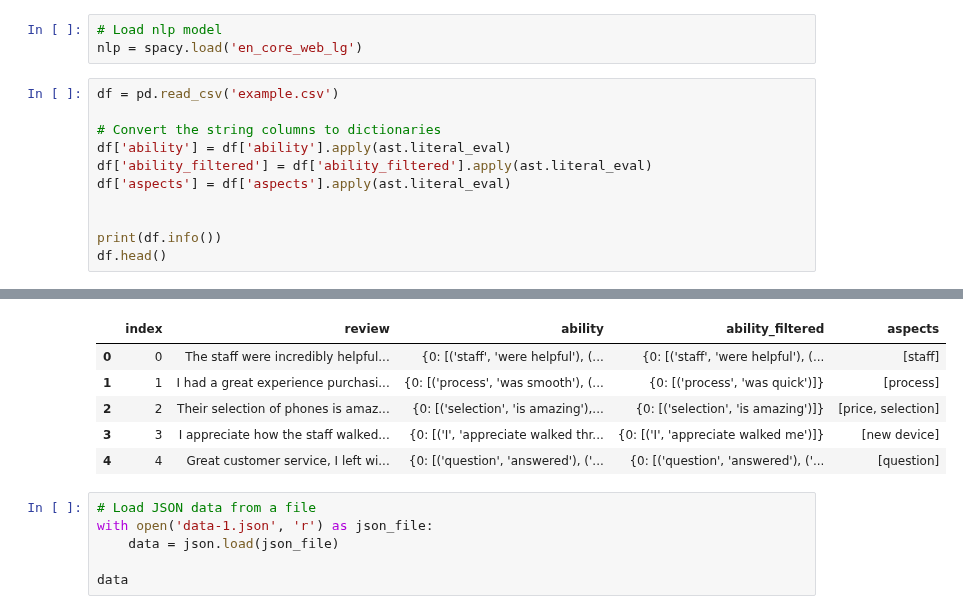
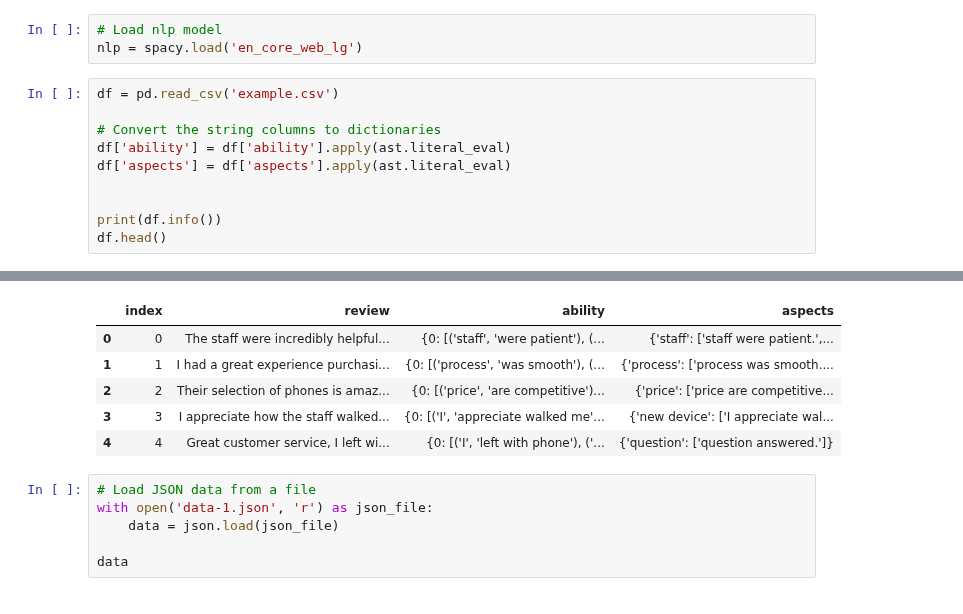
Before and after one commit to bahategar/aspect-based-sentiment-analysis-demo1, a Jupyter notebook: demo-sentiment-analysis.ipynb, the cells around one changed output, grey strips where cells are left out. Drawn from its saved outputs; the diff is of its cells as text.

```diff
--- a/demo-sentiment-analysis.ipynb
+++ b/demo-sentiment-analysis.ipynb
@@ -88,7 +88,6 @@ df = pd.read_csv('example.csv')
 
 # Convert the string columns to dictionaries
 df['ability'] = df['ability'].apply(ast.literal_eval)
-df['ability_filtered'] = df['ability_filtered'].apply(ast.literal_eval)
 df['aspects'] = df['aspects'].apply(ast.literal_eval)
 
 
@@ -110,10 +108,10 @@ memory usage: 3.7+ KB
 None
-|  | index | review | ability | ability_filtered | aspects |
-| 0 | 0 | The staff were incredibly helpful... | {0: [('staff', 'were helpful'), (... | {0: [('staff', 'were helpful'), (... | [staff] |
-| 1 | 1 | I had a great experience purchasi... | {0: [('process', 'was smooth'), (... | {0: [('process', 'was quick')]} | [process] |
-| 2 | 2 | Their selection of phones is amaz... | {0: [('selection', 'is amazing'),... | {0: [('selection', 'is amazing')]} | [price, selection] |
-| 3 | 3 | I appreciate how the staff walked... | {0: [('I', 'appreciate walked thr... | {0: [('I', 'appreciate walked me')]} | [new device] |
-| 4 | 4 | Great customer service, I left wi... | {0: [('question', 'answered'), ('... | {0: [('question', 'answered'), ('... | [question] |
+|  | index | review | ability | aspects |
+| 0 | 0 | The staff were incredibly helpful... | {0: [('staff', 'were patient'), (... | {'staff': ['staff were patient.',... |
+| 1 | 1 | I had a great experience purchasi... | {0: [('process', 'was smooth'), (... | {'process': ['process was smooth.... |
+| 2 | 2 | Their selection of phones is amaz... | {0: [('price', 'are competitive')... | {'price': ['price are competitive... |
+| 3 | 3 | I appreciate how the staff walked... | {0: [('I', 'appreciate walked me'... | {'new device': ['I appreciate wal... |
+| 4 | 4 | Great customer service, I left wi... | {0: [('I', 'left with phone'), ('... | {'question': ['question answered.']} |
 # %%
 # Load JSON data from a file
 with open('data-1.json', 'r') as json_file:
```
Also changed, not shown: parts of 7 cells of this notebook, 1 other file.
